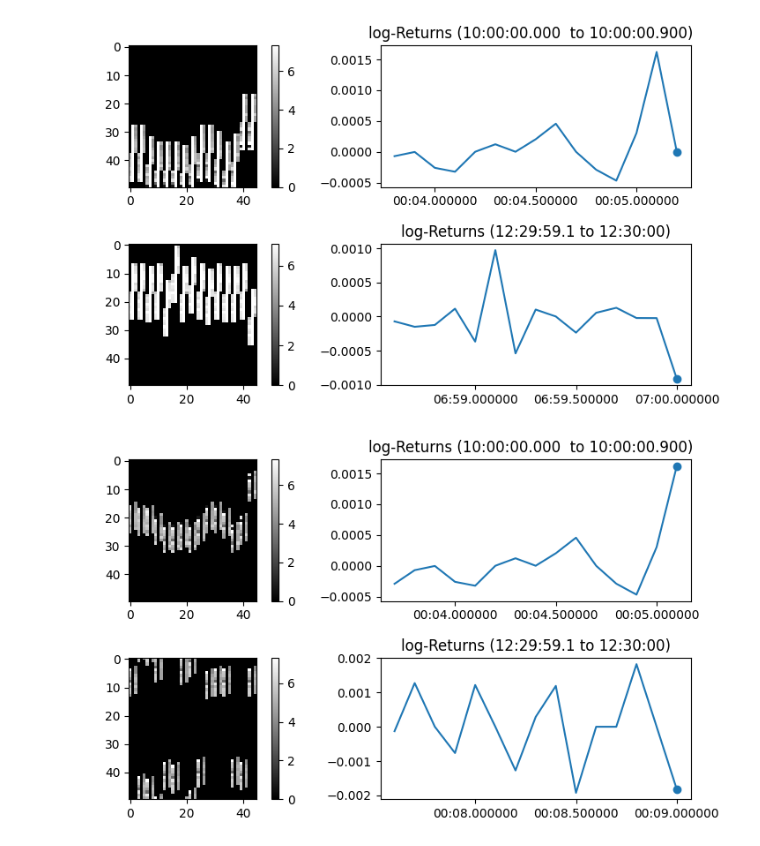
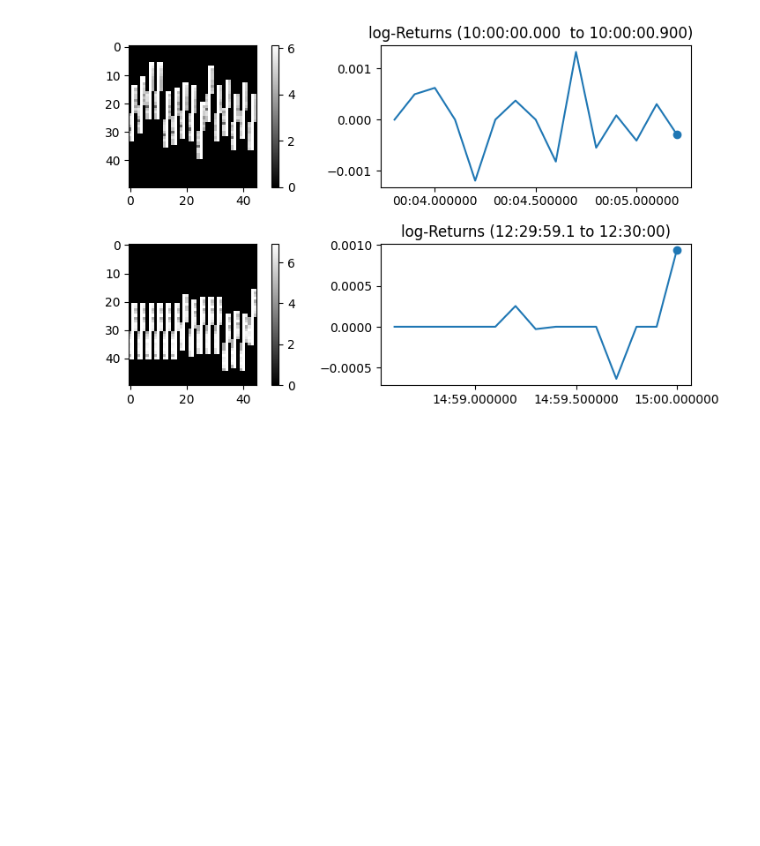
Before and after one commit to jackthompsondb/CNN-LOB-HighFrequency, a Jupyter notebook: CNNimagegen.ipynb, the cells around one changed output. Cells and saved outputs as stored; diff of their text form; code cells hidden in the pictures; blank space fills up the shorter version.

```diff
--- a/CNNimagegen.ipynb
+++ b/CNNimagegen.ipynb
@@ -5,7 +5,7 @@ import matplotlib.pyplot as plt
 import seaborn as sns
 import matplotlib.colors as mcolors
 # %%
-df = pd.read_csv(r"Stocks\MSFT\cleaned_data\MSFT_2019-01-03_34200000_57600000_orderbook_10.csv")
+df = pd.read_csv(r"Stocks\FB\cleaned_data\FB_2019-01-03_34200000_57600000_orderbook_10.csv")
 del df["Order_ID"]
 del df["Event_Type"]
 df["DateTime"] = pd.to_datetime(df["DateTime"], format='%Y-%m-%d %H:%M:%S:%f')
@@ -135,62 +135,34 @@ def create_image_side_vol(t,lookback):
 # %%
 t = [10,23000]
 lookback = 15
 
 plt.figure(figsize=(10, 5))
 
 plt.subplot(2,2,1)
 t = 52
 lookback = 15
 grid= create_image_updown_vol(t,lookback)
 plt.imshow(grid,cmap="gray",vmin=0)
 plt.colorbar()
 plt.subplot(2,2,2)
 plt.plot(df["Return"][t+1-lookback:t+1])
 plt.scatter(df.iloc[t].name,df.iloc[t]["Return"])
 plt.title("log-Returns (10:00:00.000  to 10:00:00.900)  ")
 
 plt.subplot(2,2,3)
-t = 4200
+t = 9000
 grid= create_image_updown_vol(t,lookback)
 plt.imshow(grid,cmap="gray",vmin=0)
 plt.colorbar()
 plt.subplot(2,2,4)
 plt.plot(df["Return"][t+1-lookback:t+1])
 plt.scatter(df.iloc[t].name,df.iloc[t]["Return"])
 plt.title("log-Returns (12:29:59.1 to 12:30:00)")
 
 plt.subplots_adjust(hspace=0.4)
 plt.show()
-
-plt.figure(figsize=(10, 5))
-plt.subplot(2,2,1)
-t = 51
-lookback = 15
-grid= create_image_side_vol(t,lookback)
-plt.imshow(grid,cmap="gray",vmin=0)
-plt.colorbar()
-plt.subplot(2,2,2)
-plt.plot(df["Return"][t+1-lookback:t+1])
-plt.scatter(df.iloc[t].name,df.iloc[t]["Return"])
-plt.title("log-Returns (10:00:00.000  to 10:00:00.900)  ")
-
-
-
-plt.subplot(2,2,3)
-t = 90
-grid= create_image_side_vol(t,lookback)
-plt.imshow(grid,cmap="gray",vmin=0)
-plt.colorbar()
-plt.subplot(2,2,4)
-plt.plot(df["Return"][t+1-lookback:t+1])
-plt.scatter(df.iloc[t].name,df.iloc[t]["Return"])
-plt.title("log-Returns (12:29:59.1 to 12:30:00)")
-
-plt.subplots_adjust(hspace=0.4)
-plt.show()
 # %% [output]
-[figure, old version]
+[figure, new version]
-[figure, removed]
 # %%
 def create_image_updown_price(t,lookback):
 
```
Also changed, not shown: parts of 7 cells of this notebook, 20 other files.
